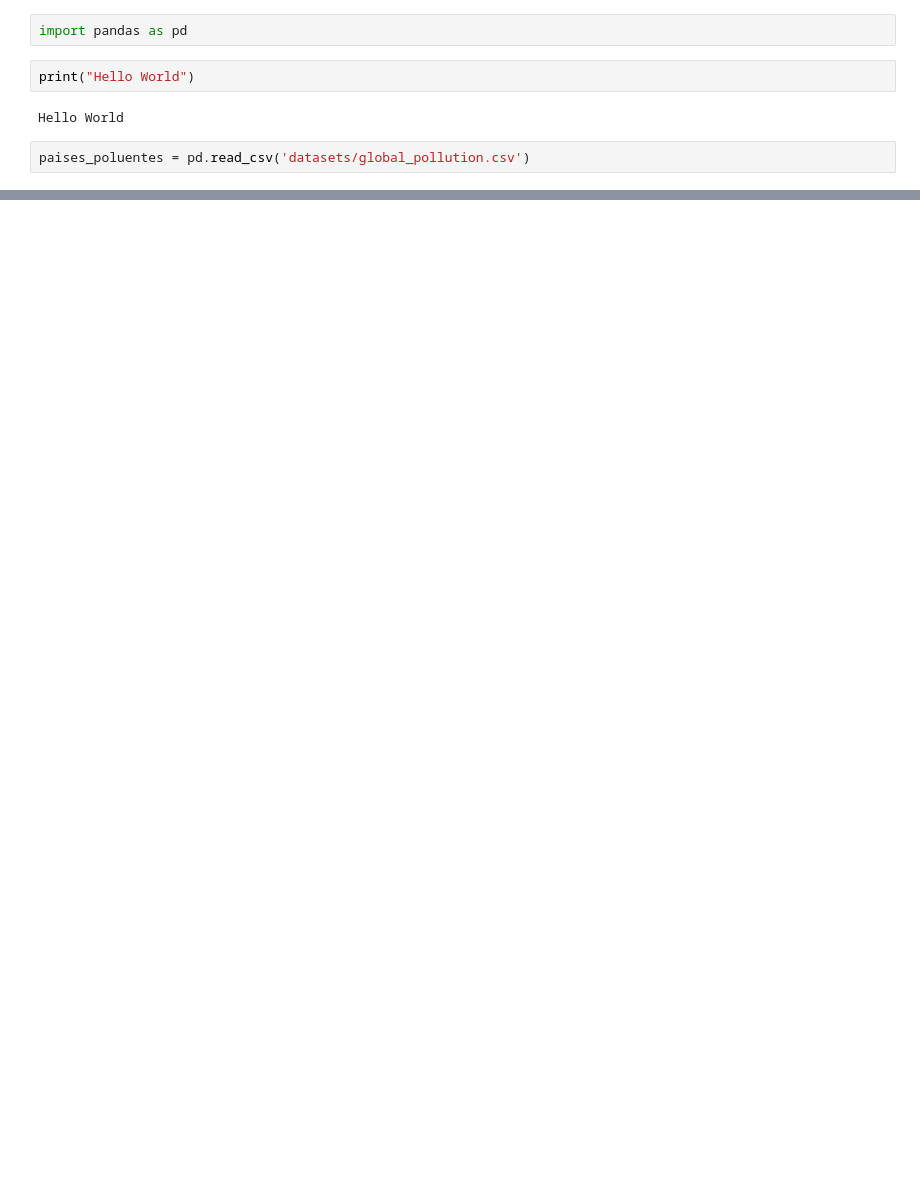
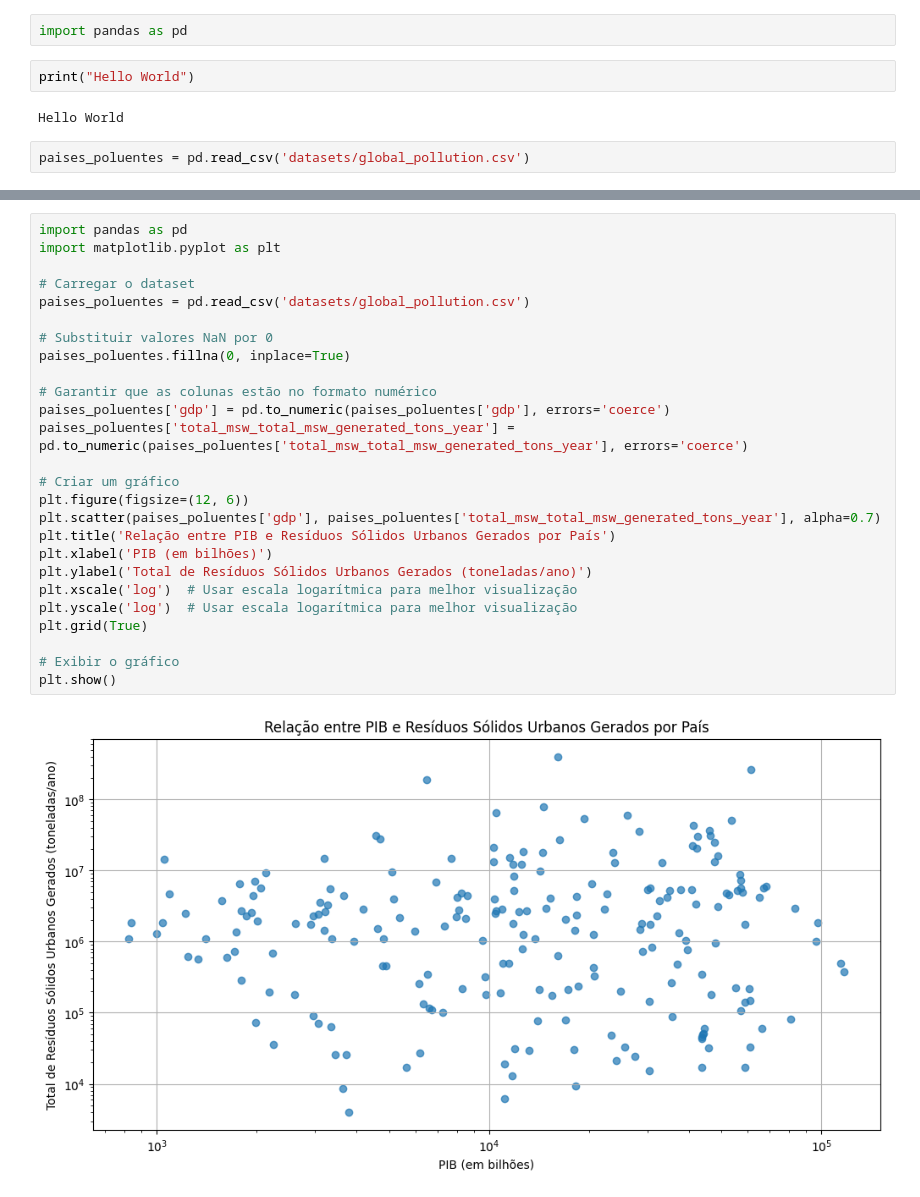
Before and after one commit to rafaelflorentinobarbosa/InteligenciaArtificial, a Jupyter notebook: Projeto_final/index.ipynb, the cells around one changed output, grey strips where cells are left out. Saved outputs shown, nothing was run; the diff lists cells and outputs as text; blank space fills up the shorter version.

```diff
--- a/Projeto_final/index.ipynb
+++ b/Projeto_final/index.ipynb
@@ -109,0 +350,28 @@ Name: gdp, dtype: float64
+# %%
+import pandas as pd
+import matplotlib.pyplot as plt
+
+# Carregar o dataset
+paises_poluentes = pd.read_csv('datasets/global_pollution.csv')
+
+# Substituir valores NaN por 0
+paises_poluentes.fillna(0, inplace=True)
+
+# Garantir que as colunas estão no formato numérico
+paises_poluentes['gdp'] = pd.to_numeric(paises_poluentes['gdp'], errors='coerce')
+paises_poluentes['total_msw_total_msw_generated_tons_year'] = pd.to_numeric(paises_poluentes['total_msw_total_msw_generated_tons_year'], errors='coerce')
+
+# Criar um gráfico
+plt.figure(figsize=(12, 6))
+plt.scatter(paises_poluentes['gdp'], paises_poluentes['total_msw_total_msw_generated_tons_year'], alpha=0.7)
+plt.title('Relação entre PIB e Resíduos Sólidos Urbanos Gerados por País')
+plt.xlabel('PIB (em bilhões)')
+plt.ylabel('Total de Resíduos Sólidos Urbanos Gerados (toneladas/ano)')
+plt.xscale('log')  # Usar escala logarítmica para melhor visualização
+plt.yscale('log')  # Usar escala logarítmica para melhor visualização
+plt.grid(True)
+
+# Exibir o gráfico
+plt.show()
+# %% [output]
+[figure, added]
```
Also changed, not shown: parts of 21 cells of this notebook.
